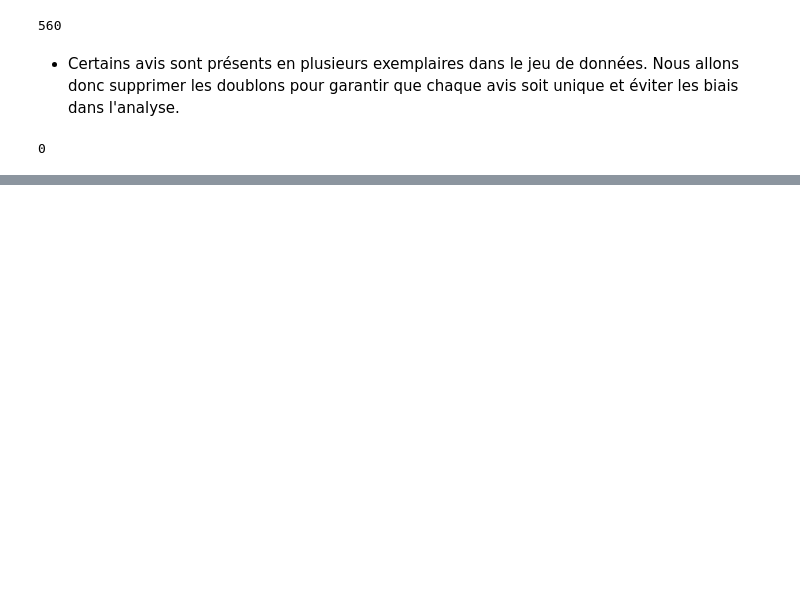
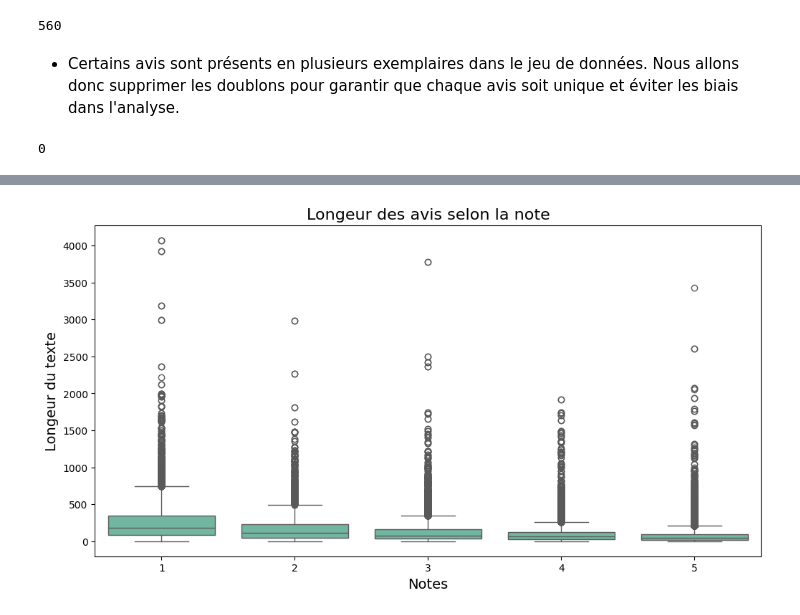
Before and after one commit to KylianSts/UGC_project, a Jupyter notebook: Exploration_visualisation.ipynb, the cells around one changed output, grey strips where cells are left out. Saved outputs shown, nothing was run; the diff lists cells and outputs as text; code cells hidden in the pictures; blank space fills up the shorter version.

```diff
--- a/Exploration_visualisation.ipynb
+++ b/Exploration_visualisation.ipynb
@@ -104,0 +143,13 @@ df.duplicated().sum()
+# %%
+df_viz['len_review'] = df_viz['review'].map(len)
+
+plt.figure(figsize=(12, 6))
+sns.boxplot(y='len_review', x='rating', data=df_viz)
+
+plt.title('Longeur des avis selon la note', fontsize=16)
+plt.xlabel('Notes', fontsize=14)
+plt.ylabel('Longeur du texte', fontsize=14);
+
+plt.show()
+# %% [output]
+[figure, added]
```
Also changed, not shown: parts of 27 cells of this notebook.
